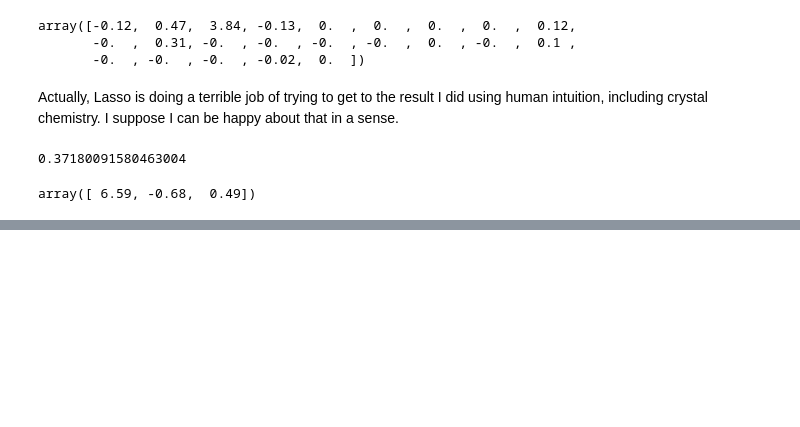
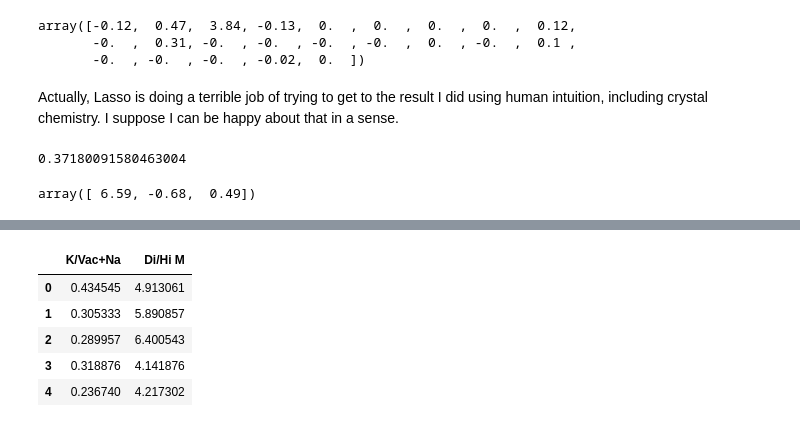
Before and after one commit to PAGiesting/cl-oh-amphibole, a Jupyter notebook: G&F2014redo.ipynb, the cells around one changed output, grey strips where cells are left out. Cells and saved outputs as stored; diff of their text form; code cells hidden in the pictures; blank space fills up the shorter version.

```diff
--- a/G&F2014redo.ipynb
+++ b/G&F2014redo.ipynb
@@ -162,0 +194,10 @@ However, it is most important that the Lasso regressor replicates the feature co
+# %%
+Xcut = X.iloc[:,[2,3]]
+Xcut.head()
+# %% [output]
+|  | K/Vac+Na | Di/Hi M |
+| 0 | 0.434545 | 4.913061 |
+| 1 | 0.305333 | 5.890857 |
+| 2 | 0.289957 | 6.400543 |
+| 3 | 0.318876 | 4.141876 |
+| 4 | 0.236740 | 4.217302 |
```
Also changed, not shown: parts of 13 cells of this notebook, 2 other files.
